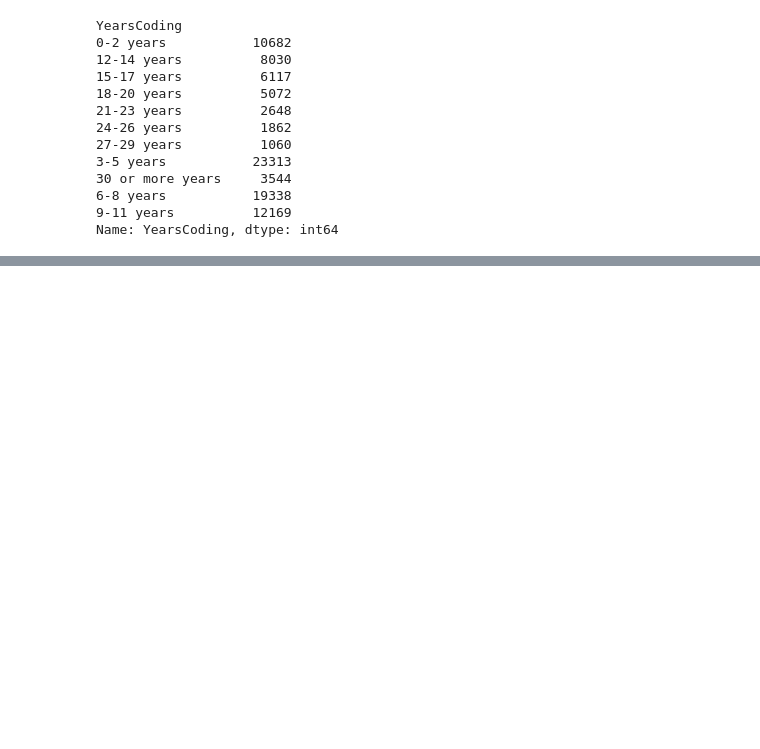
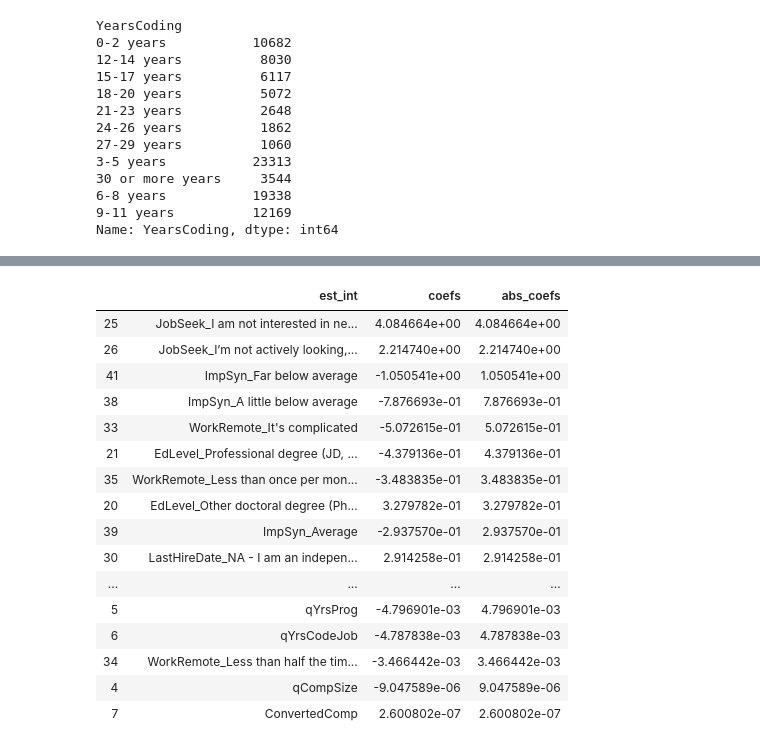
Before and after one commit to dsduncan/udsn_blogpost, a Jupyter notebook: dev_happiness.ipynb, the cells around one changed output, grey strips where cells are left out. Cells and saved outputs as stored; diff of their text form; code cells hidden in the pictures; blank space fills up the shorter version.

```diff
--- a/dev_happiness.ipynb
+++ b/dev_happiness.ipynb
@@ -487,0 +505,5 @@ coef_df.head(20)
+# %%
+df19_mod['lang_have_cnt'] = lang_cnt(df19_mod, "LanguageWorkedWith")
+df19_mod['lang_want_cnt'] = lang_cnt(df19_mod, "LanguageDesireNextYear")
+df19_mod['dbs_have_cnt'] = lang_cnt(df19_mod, "DatabaseWorkedWith")
+df19_mod['dbs_want_cnt'] = lang_cnt(df19_mod, "DatabaseDesireNextYear")
@@ -487,0 +523,16 @@ coef_df.head(20)
+# %%
+# Get categorical variables, make dummies, and remove rare ones
+df19_mod_cat = df19_mod.loc[:,[
+    "Hobbyist", "OpenSourcer", "Employment", "Student",
+    "EdLevel", "JobSeek", "LastHireDate",
+    "WorkRemote", "ImpSyn", "SOComm",
+    ]].copy().replace({pd.np.nan:None})
+
+df19_mod_dum = pd.get_dummies(
+    df19_mod_cat, prefix=df19_mod_cat.columns, prefix_sep="_",
+    dummy_na=True, drop_first=True)
+
+df19_mod_dum = df19_mod_dum.loc[:, df19_mod_dum.mean() >= 0.01]
+# %%
+# Combine categorical and quantitative variables
+df19_mod_rdy = pd.concat([df19_mod_qnt, df19_mod_dum], axis=1)
@@ -487,0 +555,24 @@ coef_df.head(20)
+# %%
+#Use the function
+coef_df = coef_weights(lm19, X19_train)
+
+#A quick look at the top results
+coef_df
+# %% [output]
+|  | est_int | coefs | abs_coefs |
+| 25 | JobSeek_I am not interested in ne... | 4.084664e+00 | 4.084664e+00 |
+| 26 | JobSeek_I’m not actively looking,... | 2.214740e+00 | 2.214740e+00 |
+| 41 | ImpSyn_Far below average | -1.050541e+00 | 1.050541e+00 |
+| 38 | ImpSyn_A little below average | -7.876693e-01 | 7.876693e-01 |
+| 33 | WorkRemote_It's complicated | -5.072615e-01 | 5.072615e-01 |
+| 21 | EdLevel_Professional degree (JD, ... | -4.379136e-01 | 4.379136e-01 |
+| 35 | WorkRemote_Less than once per mon... | -3.483835e-01 | 3.483835e-01 |
+| 20 | EdLevel_Other doctoral degree (Ph... | 3.279782e-01 | 3.279782e-01 |
+| 39 | ImpSyn_Average | -2.937570e-01 | 2.937570e-01 |
+| 30 | LastHireDate_NA - I am an indepen... | 2.914258e-01 | 2.914258e-01 |
+| ... | ... | ... | ... |
+| 5 | qYrsProg | -4.796901e-03 | 4.796901e-03 |
+| 6 | qYrsCodeJob | -4.787838e-03 | 4.787838e-03 |
+| 34 | WorkRemote_Less than half the tim... | -3.466442e-03 | 3.466442e-03 |
+| 4 | qCompSize | -9.047589e-06 | 9.047589e-06 |
+| 7 | ConvertedComp | 2.600802e-07 | 2.600802e-07 |
```
Also changed, not shown: parts of 15 cells of this notebook.
